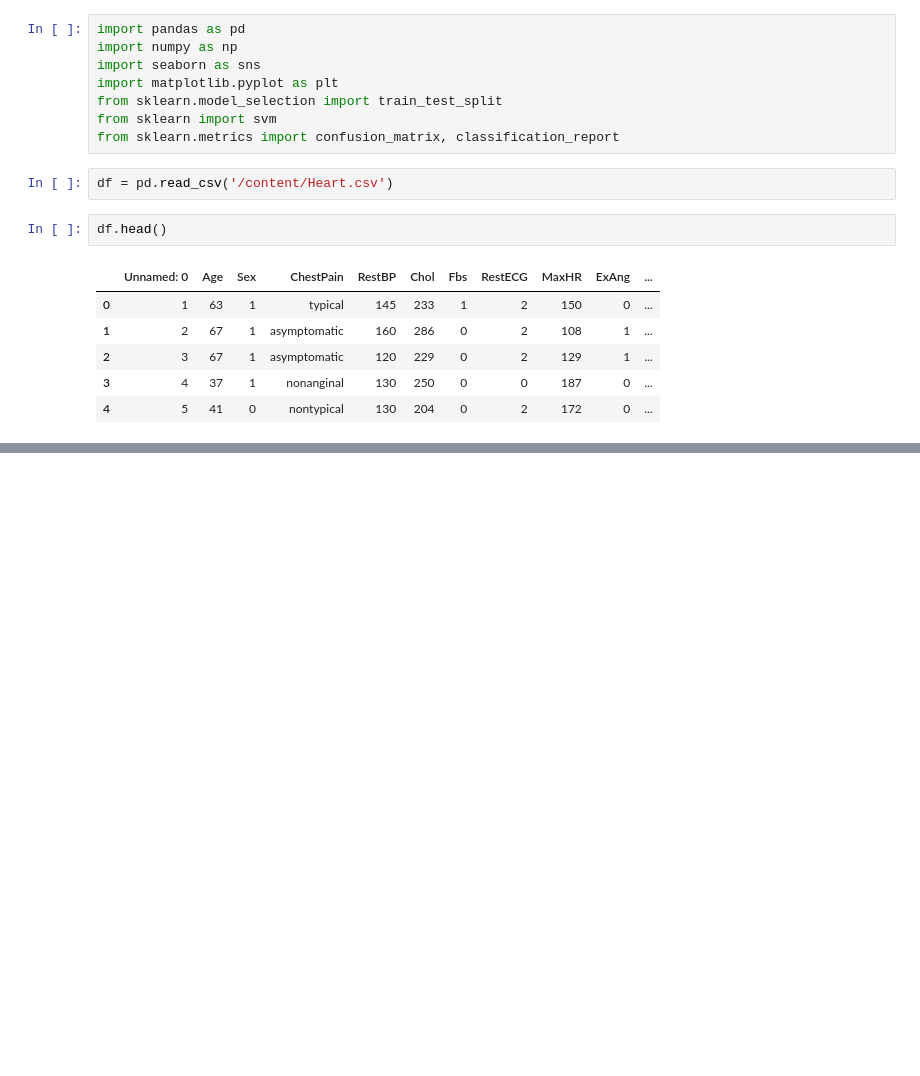
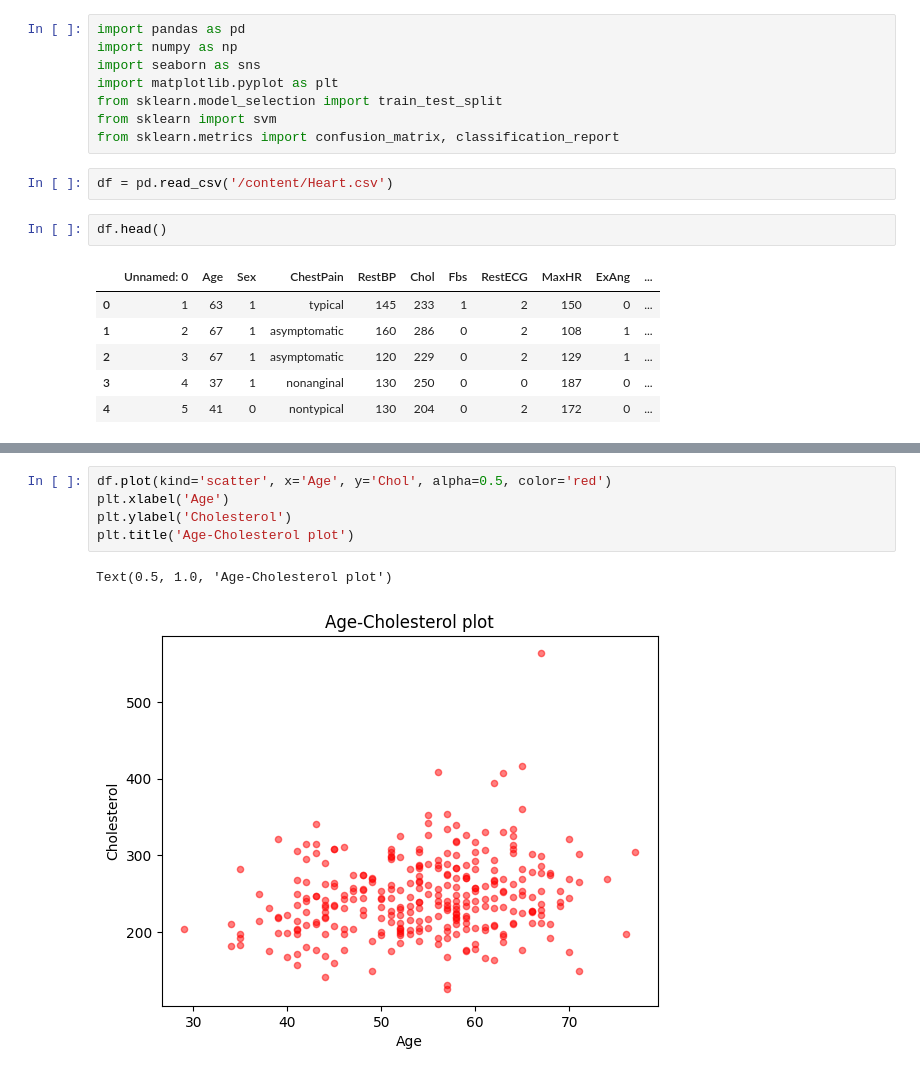
Before and after one commit to Tolegithub7/ml_labs, a Jupyter notebook: SupportVectorMachine.ipynb, the cells around one changed output, grey strips where cells are left out. Saved outputs shown, nothing was run; the diff lists cells and outputs as text; blank space fills up the shorter version.

Commit message:
plt age cholesterol

```diff
--- a/SupportVectorMachine.ipynb
+++ b/SupportVectorMachine.ipynb
@@ -21,0 +54,8 @@ df.head()
+# %%
+df.plot(kind='scatter', x='Age', y='Chol', alpha=0.5, color='red')
+plt.xlabel('Age')
+plt.ylabel('Cholesterol')
+plt.title('Age-Cholesterol plot')
+# %% [output]
+Text(0.5, 1.0, 'Age-Cholesterol plot')
+[figure, added]
```
Also changed, not shown: parts of 2 cells of this notebook.
